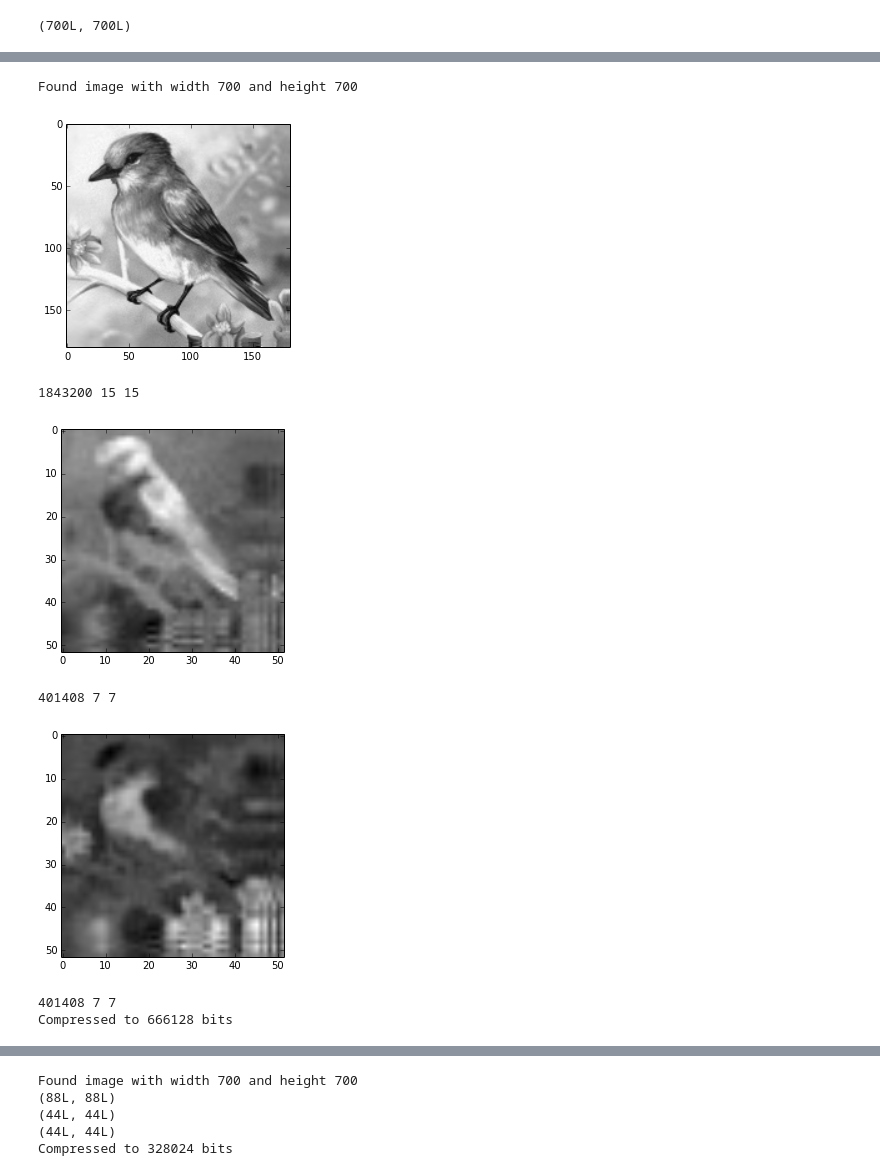
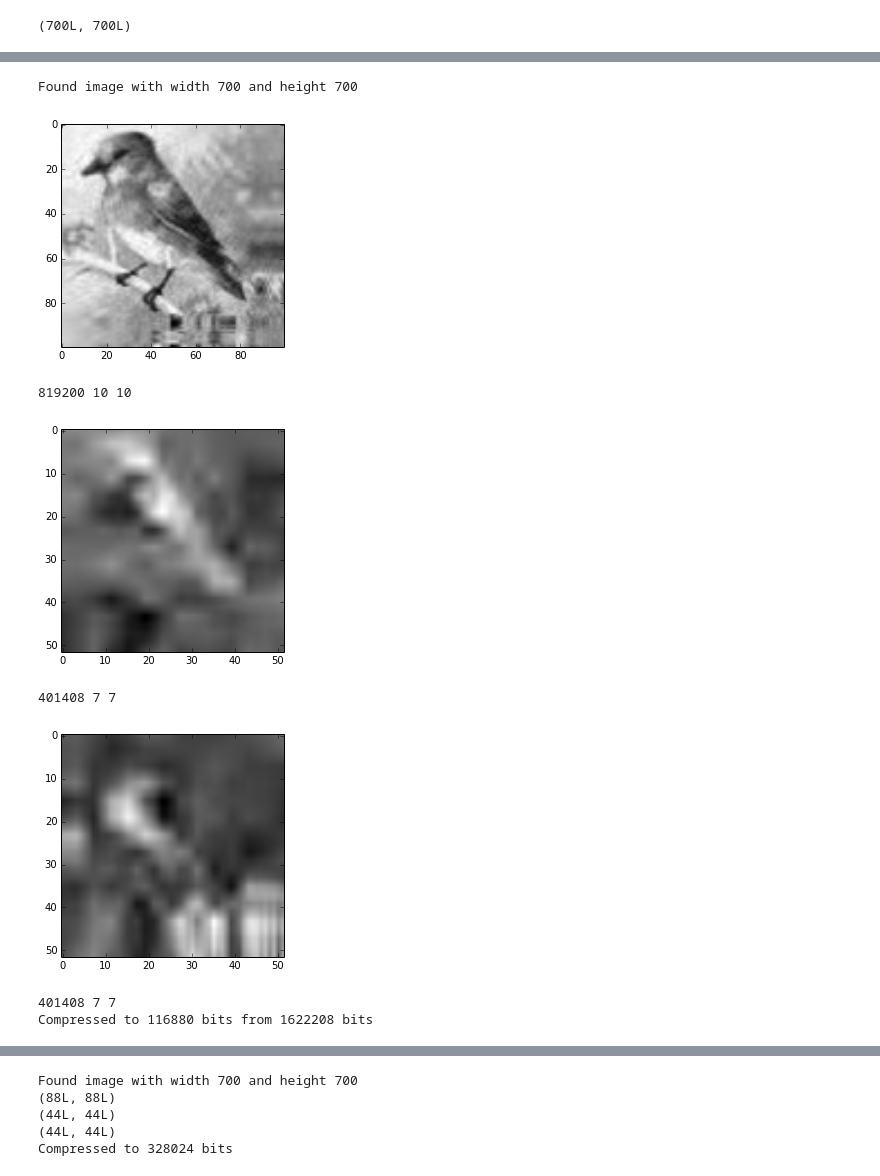
Before and after one commit to lambdaloop/radio-images, a Jupyter notebook: Wavelet Compression.ipynb, the cells around one changed output, grey strips where cells are left out. Saved outputs shown, nothing was run; the diff lists cells and outputs as text; code cells hidden in the pictures.

```diff
--- a/Wavelet Compression.ipynb
+++ b/Wavelet Compression.ipynb
@@ -88,3 +68,20 @@ pywt.wavelist()
+# %%
+paths = ['aaaa', 'aaah', 'aaav', 'aaad', 'aaha', 'aahh', 'aahv', 'aahd', 'aava', 'aavh', 'aavv', 'aavd', 'aada', 'aadh', 'aadv', 'aadd',
+ 'ahaa', 'ahah', 'ahad', 'ahha', 'ahhh', 'ahhv', 'ahhd', 'ahva', 'ahvh', 'ahvv', 'ahvd', 'ahda', 'ahdh', 'ahdv', 'ahdd', 'avaa', 'avah',
+ 'avav', 'avad', 'avha', 'avhh', 'avhv', 'avhd', 'avva', 'avvh', 'avvv', 'avvd', 'avda', 'avdh', 'avdv', 'avdd', 'adaa', 'adah', 'adav',
+ 'adad', 'adha', 'adhh', 'adhv', 'adhd', 'adva', 'advh', 'advv', 'advd', 'adda', 'addh', 'addv', 'addd', 'haaa', 'haah', 'haav', 'haad',
+ 'haha', 'hahh', 'hahv', 'hahd', 'hava', 'havh', 'havv', 'havd', 'hada', 'hadh', 'hadv', 'hadd', 'hhaa', 'hhah', 'hhav', 'hhad', 'hhha',
+ 'hhhh', 'hhhv', 'hhhd', 'hhva', 'hhvh', 'hhvv', 'hhvd', 'hhda', 'hhdh', 'hhdv', 'hhdd', 'hvaa', 'hvah', 'hvav', 'hvad', 'hvha', 'hvhh',
+ 'hvhv', 'hvhd', 'hvva', 'hvvh', 'hvvv', 'hvvd', 'hvda', 'hvdh', 'hvdv', 'hvdd', 'hdaa', 'hdah', 'hdav', 'hdad', 'hdha', 'hdhh', 'hdhv',
+ 'hdhd', 'hdva', 'hdvh', 'hdvv', 'hdvd', 'hdda', 'hddh', 'hddv', 'hddd', 'vaaa', 'vaah', 'vaav', 'vaad', 'vaha', 'vahh', 'vahv', 'vahd',
+ 'vava', 'vavh', 'vavv', 'vavd', 'vada', 'vadh', 'vadv', 'vadd', 'vhaa', 'vhah', 'vhav', 'vhad', 'vhha', 'vhhh', 'vhhv', 'vhhd', 'vhva',
+ 'vhvh', 'vhvv', 'vhvd', 'vhda', 'vhdh', 'vhdv', 'vhdd', 'vvaa', 'vvah', 'vvav', 'vvad', 'vvha', 'vvhh', 'vvhv', 'vvhd', 'vvva', 'vvvh',
+ 'vvvv', 'vvvd', 'vvda', 'vvdh', 'vvdv', 'vvdd', 'vdaa', 'vdah', 'vdav', 'vdad', 'vdha', 'vdhh', 'vdhv', 'vdhd', 'vdva', 'vdvh', 'vdvv',
+ 'vdvd', 'vdda', 'vddh', 'vddv', 'vddd', 'daaa', 'daah', 'daav', 'daad', 'daha', 'dahh', 'dahv', 'dahd', 'dava', 'davh', 'davv', 'davd',
+ 'dada', 'dadh', 'dadv', 'dadd', 'dhaa', 'dhah', 'dhav', 'dhad', 'dhha', 'dhhh', 'dhhv', 'dhhd', 'dhva', 'dhvh', 'dhvv', 'dhvd', 'dhda',
+ 'dhdh', 'dhdv', 'dhdd', 'dvaa', 'dvah', 'dvav', 'dvad', 'dvha', 'dvhh', 'dvhv', 'dvhd', 'dvva', 'dvvh', 'dvvv', 'dvvd', 'dvda', 'dvdh',
+ 'dvdv', 'dvdd', 'ddaa', 'ddah', 'ddav', 'ddad', 'ddha', 'ddhh', 'ddhv', 'ddhd', 'ddva', 'ddvh', 'ddvv', 'ddvd', 'ddda', 'dddh', 'dddv',
+ 'dddd']
 # %%
 def waveletreconstruct(uncompressed, wav, lev, drows, dcols, paths):
     wp2 = pywt.WaveletPacket2D(data=None, wavelet=wav, maxlevel=lev, mode='sym')
@@ -123,7 +120,7 @@ for x in [Y, Cb, Cr]:
 
     wp2 = pywt.WaveletPacket2D(data=None, wavelet=wav, maxlevel=lev, mode='sym')
 
-    thres = 100
+    thres = 0
     res = 0
 
     bits = '';
@@ -140,7 +137,9 @@ for x in [Y, Cb, Cr]:
     #print(float(data.size) / float(res))
     print len(bits)
     drows, dcols = np.shape(dec[0])
-    ims(waveletreconstruct(bits, wav, lev, drows, dcols, paths))
+    reconstructed = waveletreconstruct(bits, wav, lev, drows, dcols, paths)
+    ims(reconstructed)
+
     if count == 0:
         ycbcr[ycbcr.keys()[count]] = upsample(upsample(wp2.reconstruct()))
     if count == 1:
@@ -402,3 +401,5 @@ def decompressanddecode(compressed):
     #       dd[int(np.floor(i/dcols))][i%drows] = coeff[drows*dcols*pindex + i];
     #    wp2[paths[pindex]] = dd;
     ims(np.clip(wp2.reconstruct(), 0 ,255))
+# %%
+bits, rows, cols = waveletthreshold(Y, 'db3', 4, 50)
@@ -579,12 +597,12 @@ def upsampleanddecode2(compressed, Ytimes, Cbtimes, Crtimes, wav, lev):
 # %%
-compressed = downsampleandencode2('bird.jpg', 2, 4, 4, 'db3', 4, 10, 10, 10)
+compressed = downsampleandencode2('bird.jpg', 3, 4, 4, 'db3', 4, 30, 100, 100)
 # %% [output]
 Found image with width 700 and height 700
-[figure, old version]
+[figure, new version]
-1843200 15 15
+819200 10 10
-[figure, old version]
+[figure, new version]
 401408 7 7
-[figure, old version]
+[figure, new version]
 401408 7 7
-Compressed to 666128 bits
+Compressed to 116880 bits from 1622208 bits
 # %%
```
Also changed, not shown: parts of 11 cells of this notebook.
